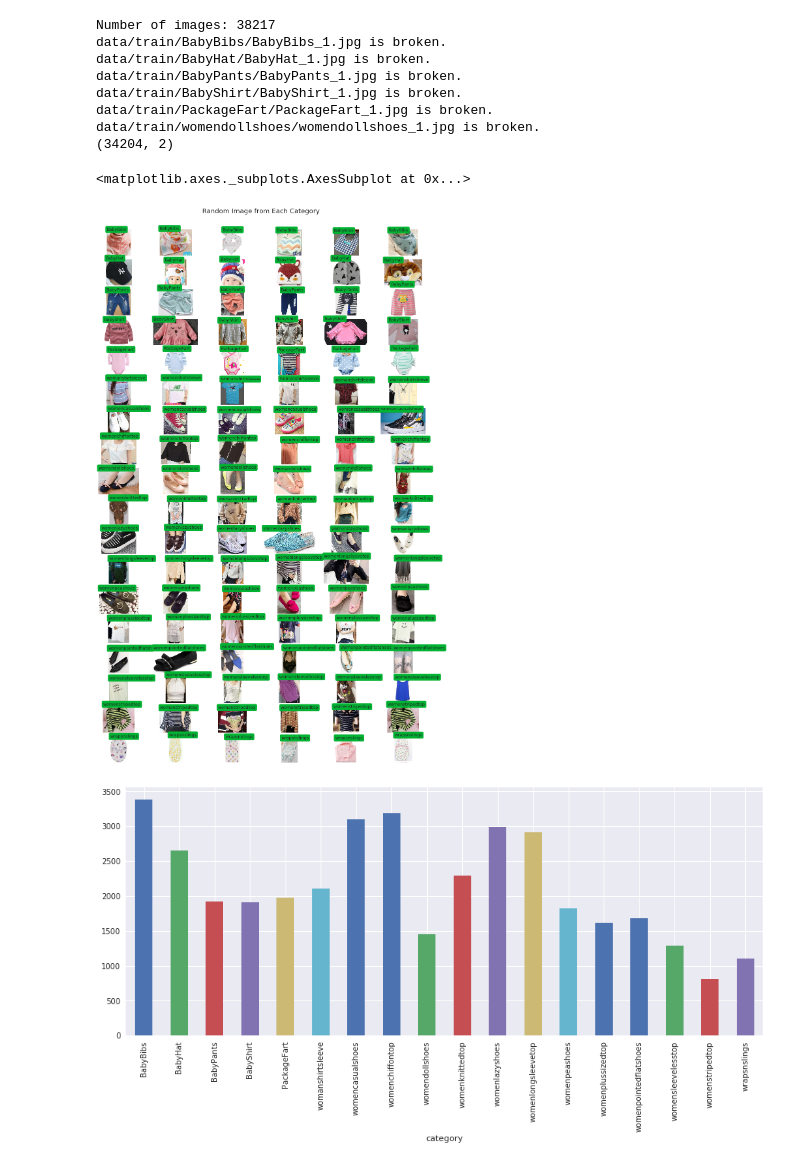
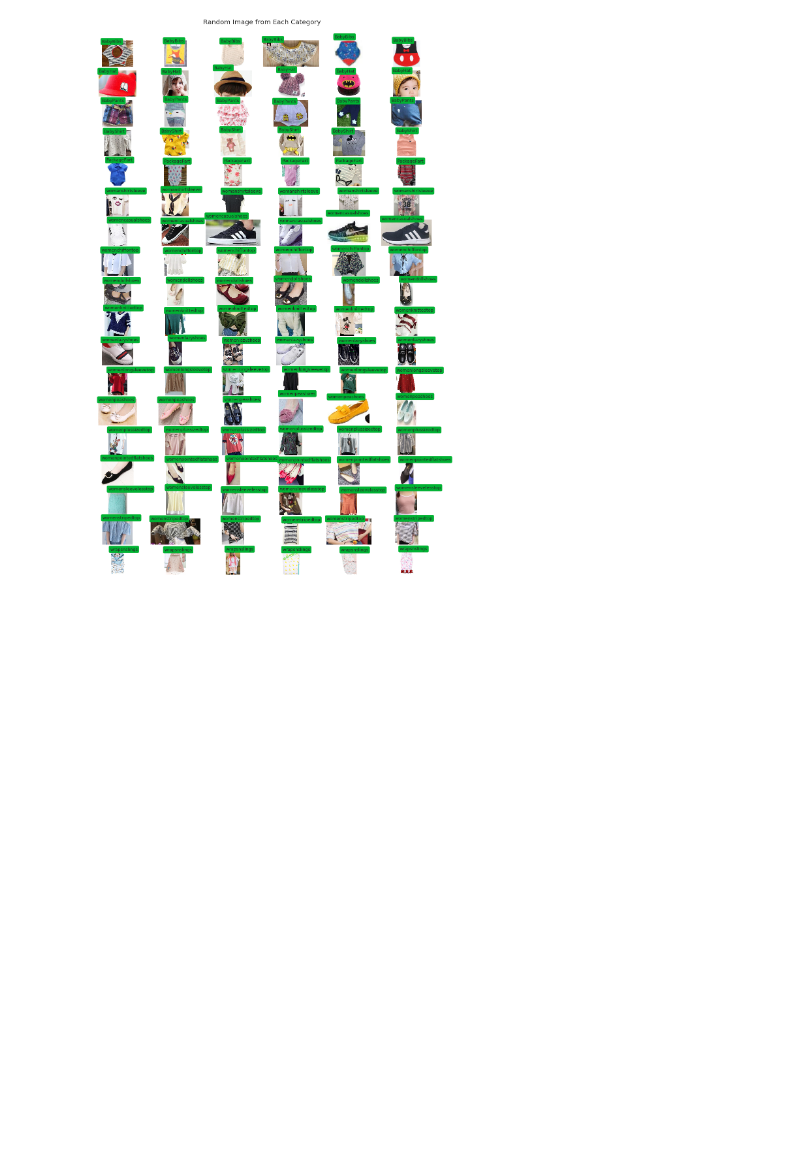
Before and after one commit to hardianlawi/Shopee-IET-ML-Competition, a Jupyter notebook: EDA.ipynb, the cells around one changed output. Saved outputs shown, nothing was run; the diff lists cells and outputs as text; code cells hidden in the pictures; blank space fills up the shorter version.

```diff
--- a/EDA.ipynb
+++ b/EDA.ipynb
@@ -17,69 +15,30 @@ root_dir = "data/train"
 # %%
 categoryAmount = {}
 categoryAmount["category"] = []
 categoryAmount["no_of_images"] = []
 
 sorted_food_dirs = sorted(os.listdir(root_dir))
 
 rows = len(sorted_food_dirs)
 cols = 6
 fig, ax = plt.subplots(rows, cols, frameon=False, figsize=(15, 25))
 fig.suptitle('Random Image from Each Category', fontsize=20)
 
 for i in range(rows):
     food_dir = sorted_food_dirs[i]
     all_files = os.listdir(os.path.join(root_dir, food_dir))
     categoryAmount["category"].append(food_dir)
     categoryAmount["no_of_images"].append(len(all_files))
     for j in range(cols):
         rand_img = np.random.choice(all_files)
         img = plt.imread(os.path.join(root_dir, food_dir, rand_img))
         ax[i][j].imshow(img)
         ec = (0, .6, .1)
         fc = (0, .7, .2)
         ax[i][j].text(0, -20, food_dir, size=13, rotation=0,
                       ha="left", va="top", bbox=dict(boxstyle="round", ec=ec, fc=fc))
 
 plt.setp(ax, xticks=[], yticks=[])
 plt.tight_layout(rect=[0, 0.03, 1, 0.95])
-
-categoryAmount = pd.DataFrame(categoryAmount)
-print("Number of images:", categoryAmount.no_of_images.sum())
-
-categoryAmount.plot(x="category", y="no_of_images", kind="bar", figsize=(15, 6), legend=False)
-
-shapes = []
-
-for i in range(rows):
-    food_dir = sorted_food_dirs[i]
-    for file in glob.glob(os.path.join(root_dir, food_dir, "*")):
-        try:
-            img = plt.imread(file)
-            shapes.append("x".join([str(x) for x in img.shape]))
-        except:
-            print(file, "is broken.")
-
-shapesDf = Counter(shapes)
-df = pd.DataFrame(list(zip(shapesDf.keys(), shapesDf.values())), columns=["shapes", "no_of_images"])
-print(df.shape)
-
-df1 = pd.DataFrame(df.shapes.str.split("x").tolist(), columns=["h", "w", "c"])
-df1["no_of_images"] = df.no_of_images
-df1["h"] = df1.h.astype(int)
-df1["w"] = df1.w.astype(int)
-df1["c"] = df1.c.astype(int)
-
-fig, ax = plt.subplots(figsize=(16, 6))
-sns.heatmap(df1.pivot("h", "w", "no_of_images").fillna(0), ax=ax, cmap="YlGnBu")
 # %% [output]
-Number of images: 38217
-data/train/BabyBibs/BabyBibs_1.jpg is broken.
-data/train/BabyHat/BabyHat_1.jpg is broken.
-data/train/BabyPants/BabyPants_1.jpg is broken.
-data/train/BabyShirt/BabyShirt_1.jpg is broken.
-data/train/PackageFart/PackageFart_1.jpg is broken.
-data/train/womendollshoes/womendollshoes_1.jpg is broken.
-(34204, 2)
-<matplotlib.axes._subplots.AxesSubplot at 0x...>
-[figure, old version]
+[figure, new version]
-[figure, removed]
```
Also changed, not shown: parts of 8 cells of this notebook, 1 other file.
